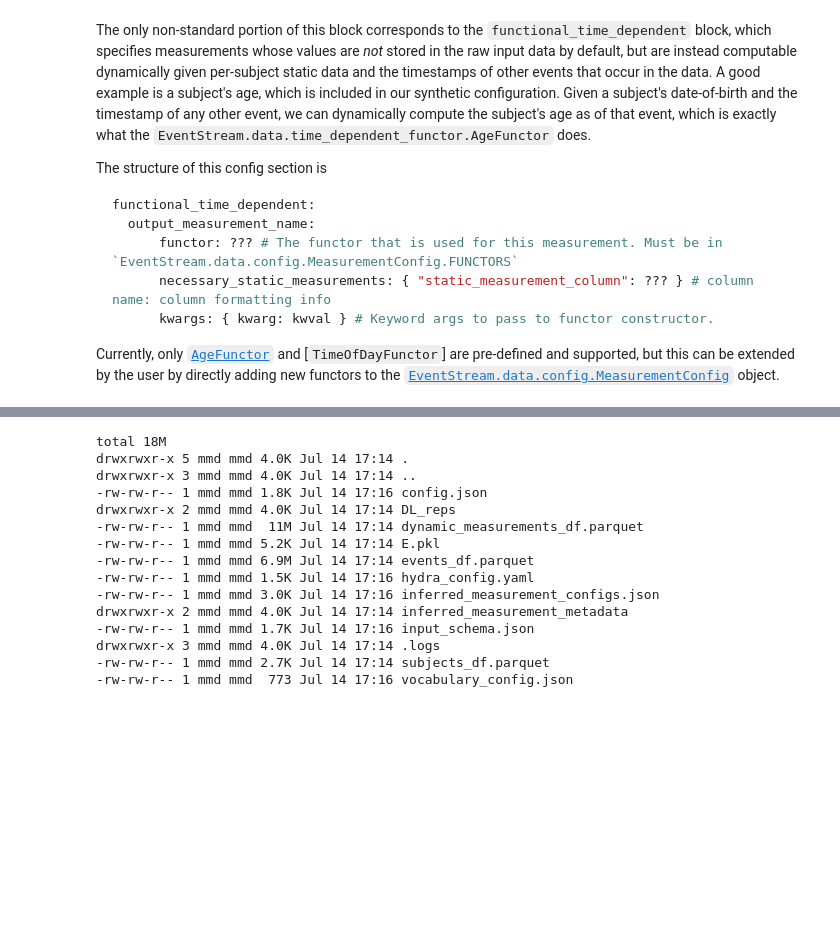
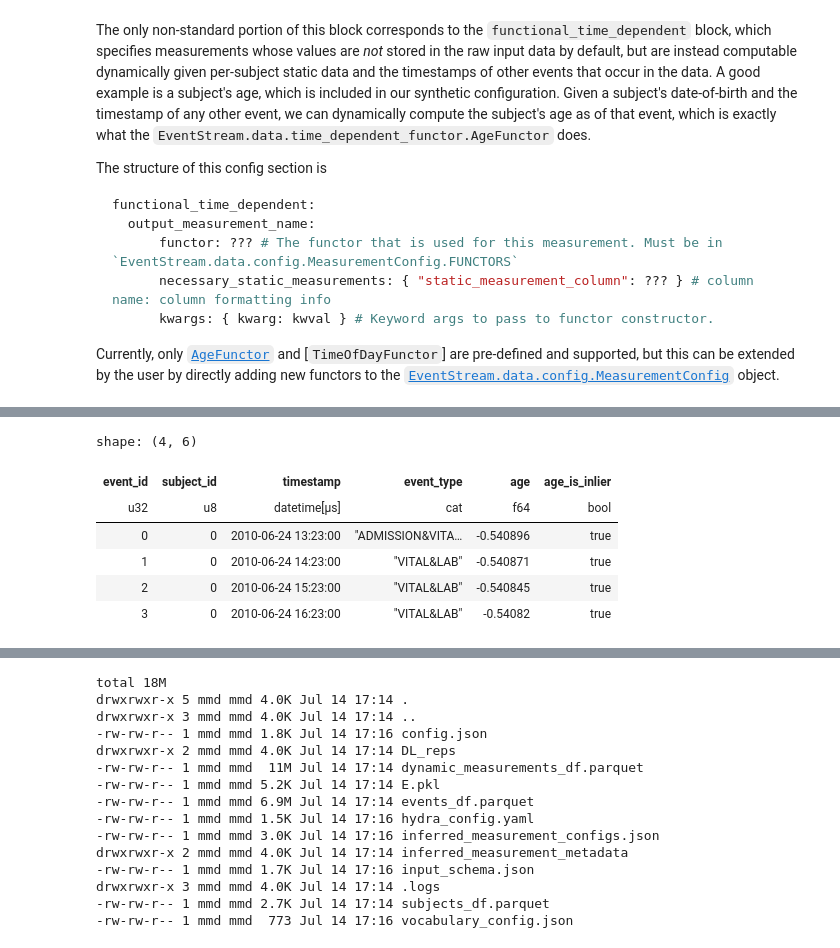
Before and after one commit to mmcdermott/EventStreamGPT, a Jupyter notebook: sample_data/examine_synthetic_data.ipynb, the cells around one changed output, grey strips where cells are left out. Cells and saved outputs as stored; diff of their text form; code cells hidden in the pictures; blank space fills up the shorter version.

```diff
--- a/sample_data/examine_synthetic_data.ipynb
+++ b/sample_data/examine_synthetic_data.ipynb
@@ -329,0 +371,10 @@ contents:
+# %%
+pl.scan_parquet('processed/sample/events_df.parquet').head(4).collect()
+# %% [output]
+shape: (4, 6)
+| event_id | subject_id | timestamp | event_type | age | age_is_inlier |
+| u32 | u8 | datetime[μs] | cat | f64 | bool |
+| 0 | 0 | 2010-06-24 13:23:00 | "ADMISSION&VITA… | -0.540896 | true |
+| 1 | 0 | 2010-06-24 14:23:00 | "VITAL&LAB" | -0.540871 | true |
+| 2 | 0 | 2010-06-24 15:23:00 | "VITAL&LAB" | -0.540845 | true |
+| 3 | 0 | 2010-06-24 16:23:00 | "VITAL&LAB" | -0.54082 | true |
```
Also changed, not shown: parts of 6 cells of this notebook.
